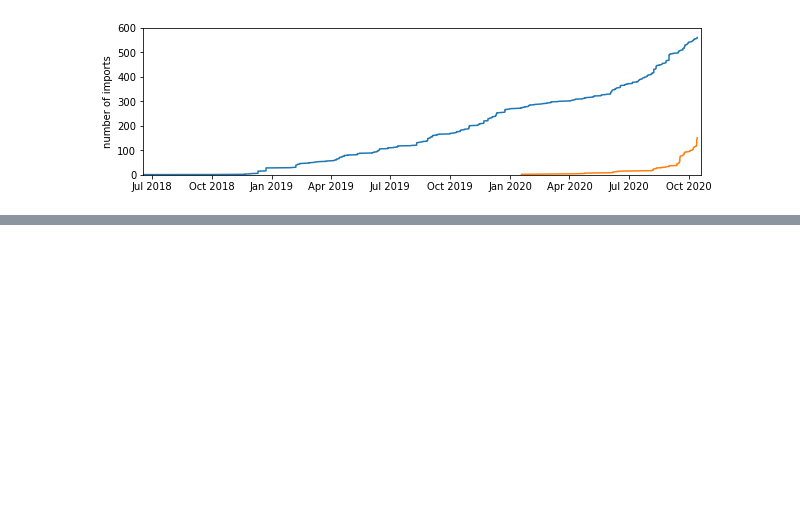
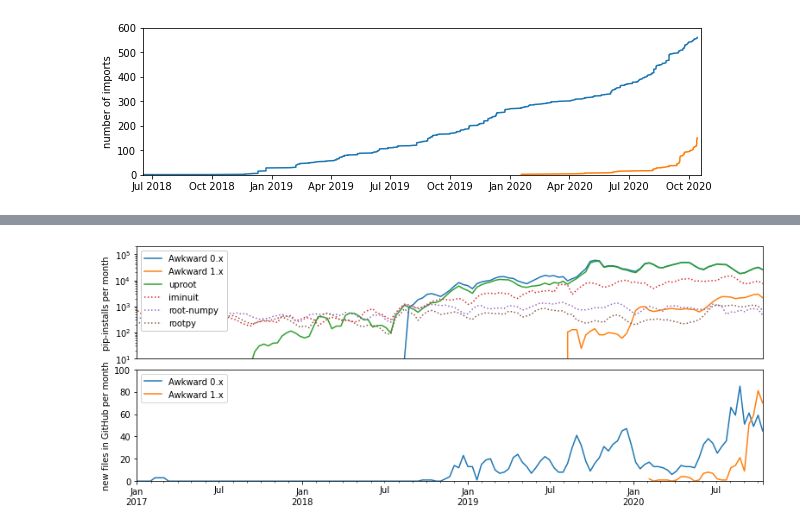
Before and after one commit to jpivarski-talks/2020-08-13-pyhep-debriefing, a Jupyter notebook: analyze-awkward.ipynb, the cells around one changed output, grey strips where cells are left out. Drawn from its saved outputs; the diff is of its cells as text; code cells hidden in the pictures; blank space fills up the shorter version.

Commit message:
Correlate pip and GitHub for Awkward.

```diff
--- a/analyze-awkward.ipynb
+++ b/analyze-awkward.ipynb
@@ -60,0 +61,44 @@ fig.savefig("PLOTS/github-anyone-awkward-logy.svg")
+# %%
+(fig, (ax1, ax2)) = plt.subplots(2, 1, figsize=(13, 5))
+plt.subplots_adjust(hspace=0.1)
+
+pip = pd.read_csv("/mnt/pip-statistics-2020-oct.csv", parse_dates=["date"])
+pip.set_index(["project", "date"], inplace=True)
+
+packages = pip.index.levels[0].tolist()
+
+by_package = {}
+for package in packages:
+    tmp = pip.loc[package]
+    by_package[package] = tmp.resample("10D", origin=pd.to_datetime("2020-07-24"))["count"].sum()
+all_packages = pd.DataFrame(by_package, index=by_package["iminuit"].index).fillna(0)
+
+all_packages.iloc[-2].sort_values(ascending=False)
+
+all_packages["Awkward 0.x"] = all_packages["awkward"]
+all_packages["Awkward 1.x"] = all_packages["awkward1"]
+
+all_packages[[
+    "Awkward 0.x", "Awkward 1.x", "uproot", "iminuit", "root-numpy", "rootpy"
+]].rolling(3).sum().plot(logy=True, style=["-", "-", "-", ":", ":", ":"], ax=ax1)
+ax1.set_ylim(10, 200000)
+ax1.set_xlim(pd.to_datetime("2017-01-01"), all_packages.index[-1])
+ax1.legend(loc="upper left", framealpha=1)
+ax1.set_xlabel("")
+ax1.set_ylabel("pip-installs per month")
+ax1.set_xticks([])
+ax1.set_xticks([], minor=True)
+
+toplot1 = df[df["which"] == "awkward"].set_index("cdate").resample("10D", origin=pd.to_datetime("2020-07-24T00:00:00+00:00"))["score"].sum()
+toplot2 = df[df["which"] == "awkward1"].set_index("cdate").resample("10D", origin=pd.to_datetime("2020-07-24T00:00:00+00:00"))["score"].sum()
+toplot = pd.DataFrame({"Awkward 0.x": toplot1, "Awkward 1.x": toplot2})
+
+toplot.rolling(3).sum().plot(logy=False, ax=ax2)
+ax2.set_ylim(0, 100)
+ax2.set_xlim(pd.to_datetime("2017-01-01"), toplot.index[-1])
+ax2.legend(loc="upper left")
+ax2.set_xlabel("")
+ax2.set_ylabel("new files in GitHub per month")
+fig.savefig("PLOTS/pip-github-anyone-awkward.svg")
+# %% [output]
+[figure, added]
```
Also changed, not shown: parts of 1 cell of this notebook, 3 other files.
